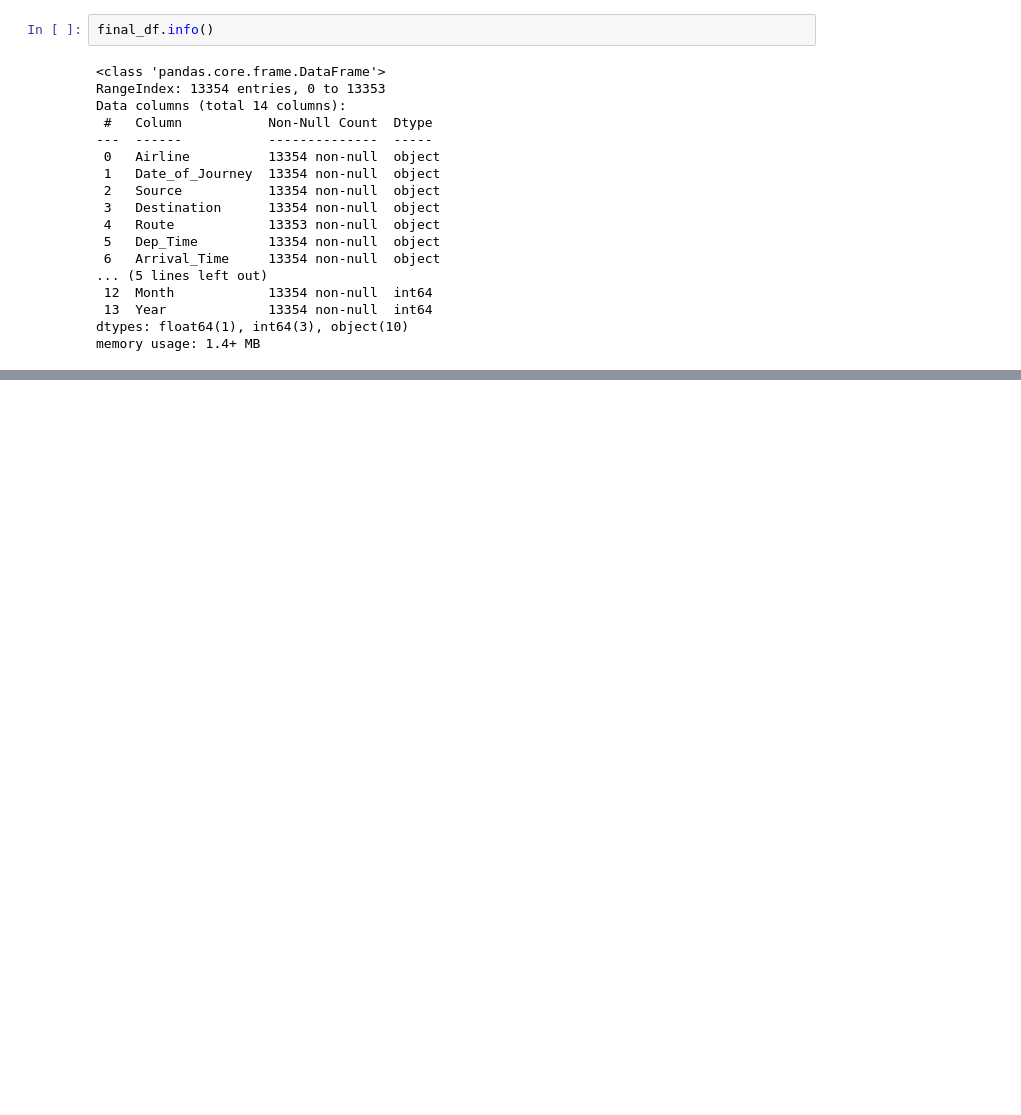
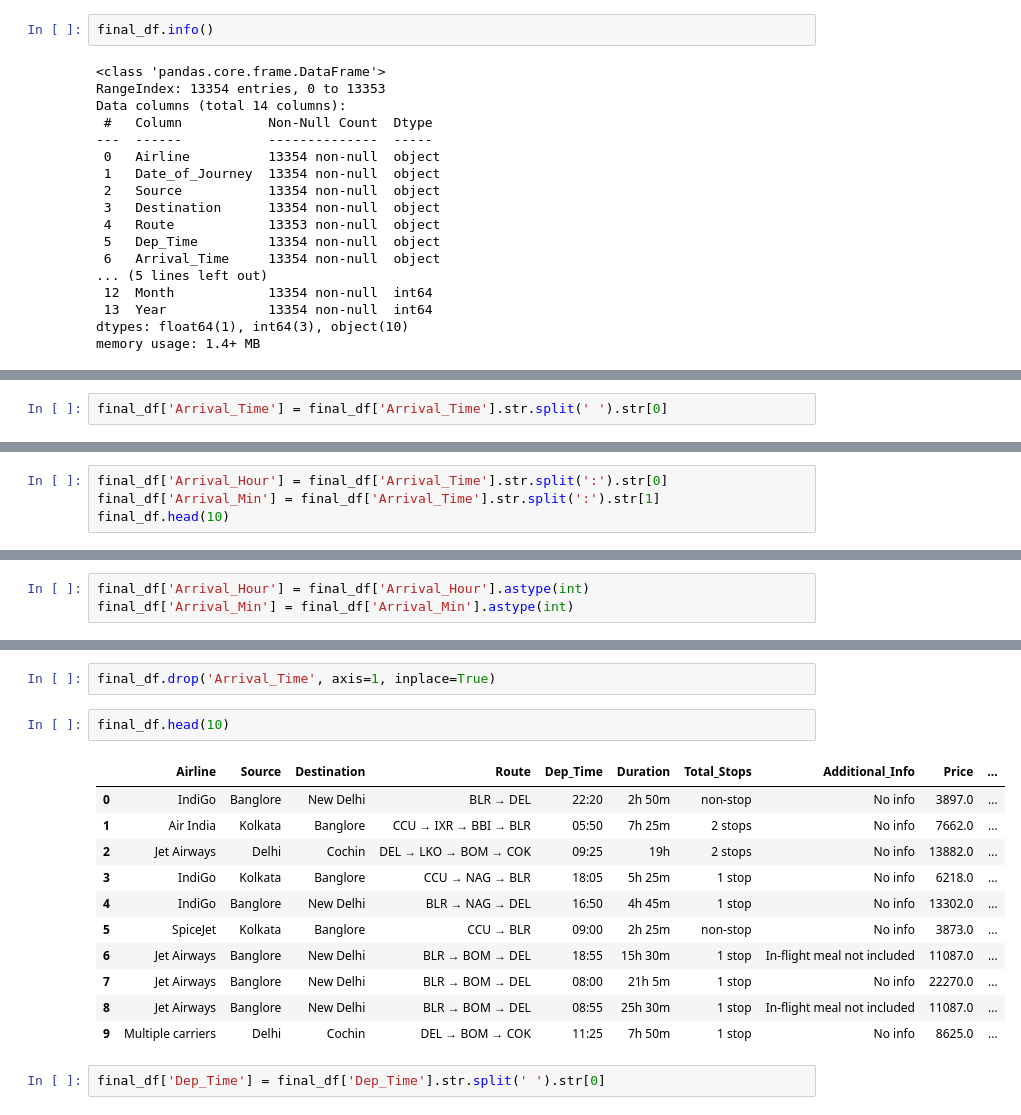
Before and after one commit to Shrutik-0101/Machine-Learning-Portfolio, a Jupyter notebook: Flight_Price_Prediction.ipynb, the cells around one changed output, grey strips where cells are left out. Cells and saved outputs as stored; diff of their text form; blank space fills up the shorter version.

```diff
--- a/Flight_Price_Prediction.ipynb
+++ b/Flight_Price_Prediction.ipynb
@@ -86,0 +103,2 @@ memory usage: 1.4+ MB
+# %%
+final_df['Arrival_Time'] = final_df['Arrival_Time'].str.split(' ').str[0]
@@ -86,0 +119,4 @@ memory usage: 1.4+ MB
+# %%
+final_df['Arrival_Hour'] = final_df['Arrival_Time'].str.split(':').str[0]
+final_df['Arrival_Min'] = final_df['Arrival_Time'].str.split(':').str[1]
+final_df.head(10)
@@ -86,0 +135,3 @@ memory usage: 1.4+ MB
+# %%
+final_df['Arrival_Hour'] = final_df['Arrival_Hour'].astype(int)
+final_df['Arrival_Min'] = final_df['Arrival_Min'].astype(int)
@@ -86,0 +158,18 @@ memory usage: 1.4+ MB
+# %%
+final_df.drop('Arrival_Time', axis=1, inplace=True)
+# %%
+final_df.head(10)
+# %% [output]
+|  | Airline | Source | Destination | Route | Dep_Time | Duration | Total_Stops | Additional_Info | Price | ... |
+| 0 | IndiGo | Banglore | New Delhi | BLR → DEL | 22:20 | 2h 50m | non-stop | No info | 3897.0 | ... |
+| 1 | Air India | Kolkata | Banglore | CCU → IXR → BBI → BLR | 05:50 | 7h 25m | 2 stops | No info | 7662.0 | ... |
+| 2 | Jet Airways | Delhi | Cochin | DEL → LKO → BOM → COK | 09:25 | 19h | 2 stops | No info | 13882.0 | ... |
+| 3 | IndiGo | Kolkata | Banglore | CCU → NAG → BLR | 18:05 | 5h 25m | 1 stop | No info | 6218.0 | ... |
+| 4 | IndiGo | Banglore | New Delhi | BLR → NAG → DEL | 16:50 | 4h 45m | 1 stop | No info | 13302.0 | ... |
+| 5 | SpiceJet | Kolkata | Banglore | CCU → BLR | 09:00 | 2h 25m | non-stop | No info | 3873.0 | ... |
+| 6 | Jet Airways | Banglore | New Delhi | BLR → BOM → DEL | 18:55 | 15h 30m | 1 stop | In-flight meal not included | 11087.0 | ... |
+| 7 | Jet Airways | Banglore | New Delhi | BLR → BOM → DEL | 08:00 | 21h 5m | 1 stop | No info | 22270.0 | ... |
+| 8 | Jet Airways | Banglore | New Delhi | BLR → BOM → DEL | 08:55 | 25h 30m | 1 stop | In-flight meal not included | 11087.0 | ... |
+| 9 | Multiple carriers | Delhi | Cochin | DEL → BOM → COK | 11:25 | 7h 50m | 1 stop | No info | 8625.0 | ... |
+# %%
+final_df['Dep_Time'] = final_df['Dep_Time'].str.split(' ').str[0]
```
Also changed, not shown: parts of 18 cells of this notebook.
